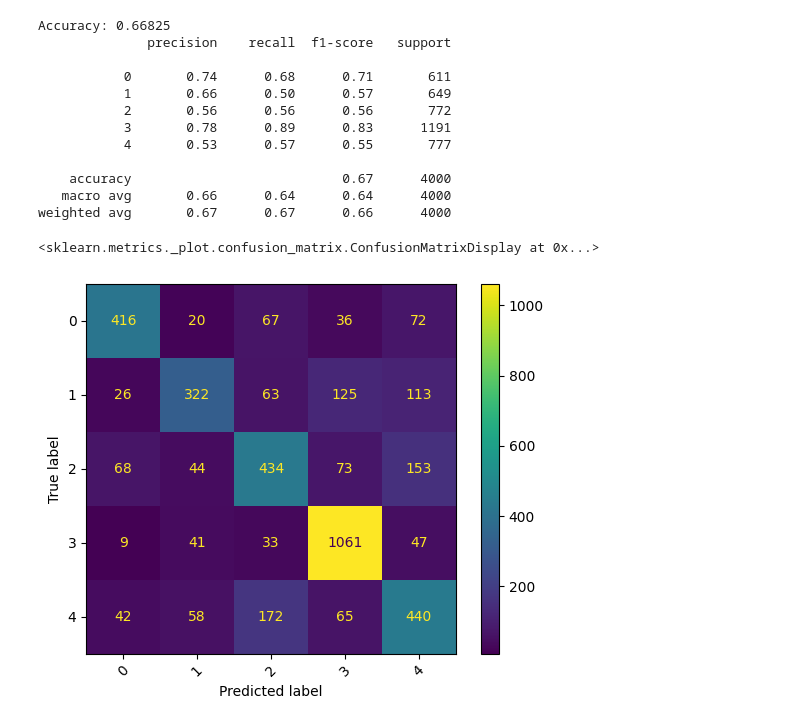
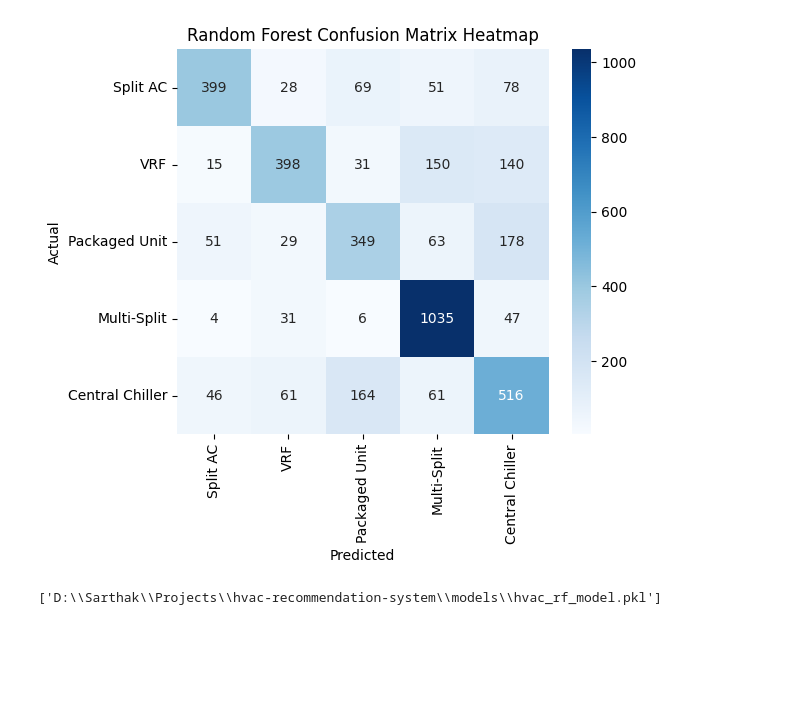
Before and after one commit to sarthakghavghave/hvac-recommendation-system, a Jupyter notebook: notebooks/03_model_training.ipynb, the cells around one changed output. Drawn from its saved outputs; the diff is of its cells as text; code cells hidden in the pictures; blank space fills up the shorter version.

Commit message:
finalize synthetic data generation and random forest model

```diff
--- a/notebooks/03_model_training.ipynb
+++ b/notebooks/03_model_training.ipynb
@@ -159,8 +159,8 @@ y = df["recommended_hvac"]
 X_train, X_test, y_train, y_test = train_test_split(X, y, test_size=0.2, random_state=42, stratify=y)
 # %%
 rf = RandomForestClassifier(
-    n_estimators=300,
-    max_depth=14,
+    n_estimators=100,
+    max_depth=10,
     min_samples_split=5,
     random_state=42,
     n_jobs=-1
@@ -227,5 +226,0 @@ print(importance.head(15))
-# %%
-le = LabelEncoder()
-y_encoded = le.fit_transform(y)
-
-X_train, X_test, y_train, y_test = train_test_split(X, y_encoded, test_size=0.2, random_state=42, stratify=y_encoded)
@@ -243,24 +227,27 @@ xgb = XGBClassifier(
-# %%
-xgb.fit(X_train, y_train)
-y_pred = xgb.predict(X_test)
-
-print("Accuracy:", accuracy_score(y_test, y_pred))
-print(classification_report(y_test, y_pred))
-# %% [output]
-Accuracy: 0.66825
-              precision    recall  f1-score   support
-
-           0       0.74      0.68      0.71       611
-           1       0.66      0.50      0.57       649
-           2       0.56      0.56      0.56       772
-           3       0.78      0.89      0.83      1191
-           4       0.53      0.57      0.55       777
-
-    accuracy                           0.67      4000
-   macro avg       0.66      0.64      0.64      4000
-weighted avg       0.67      0.67      0.66      4000
-# %%
-ConfusionMatrixDisplay.from_predictions(y_test,y_pred)
-# %% [output]
-<sklearn.metrics._plot.confusion_matrix.ConfusionMatrixDisplay at 0x...>
-[figure, removed]
+# %%
+cm = confusion_matrix(y_test, y_pred)
+
+# Plot heatmap
+plt.figure(figsize=(6, 5))
+sns.heatmap(
+    cm,
+    annot=True,
+    fmt='d',
+    cmap='Blues',
+    xticklabels=df['recommended_hvac'].unique(),
+    yticklabels=df["recommended_hvac"].unique()
+)
+
+plt.xlabel("Predicted")
+plt.ylabel("Actual")
+plt.title("Random Forest Confusion Matrix Heatmap")
+
+plt.show()
+# %% [output]
+[figure, added]
+# %%
+import joblib
+
+joblib.dump(rf, PROJECT_ROOT / "models/hvac_rf_model.pkl")
+# %% [output]
+['D:\\Sarthak\\Projects\\hvac-recommendation-system\\models\\hvac_rf_model.pkl']
```
Also changed, not shown: parts of 6 cells of this notebook, 3 other files.
